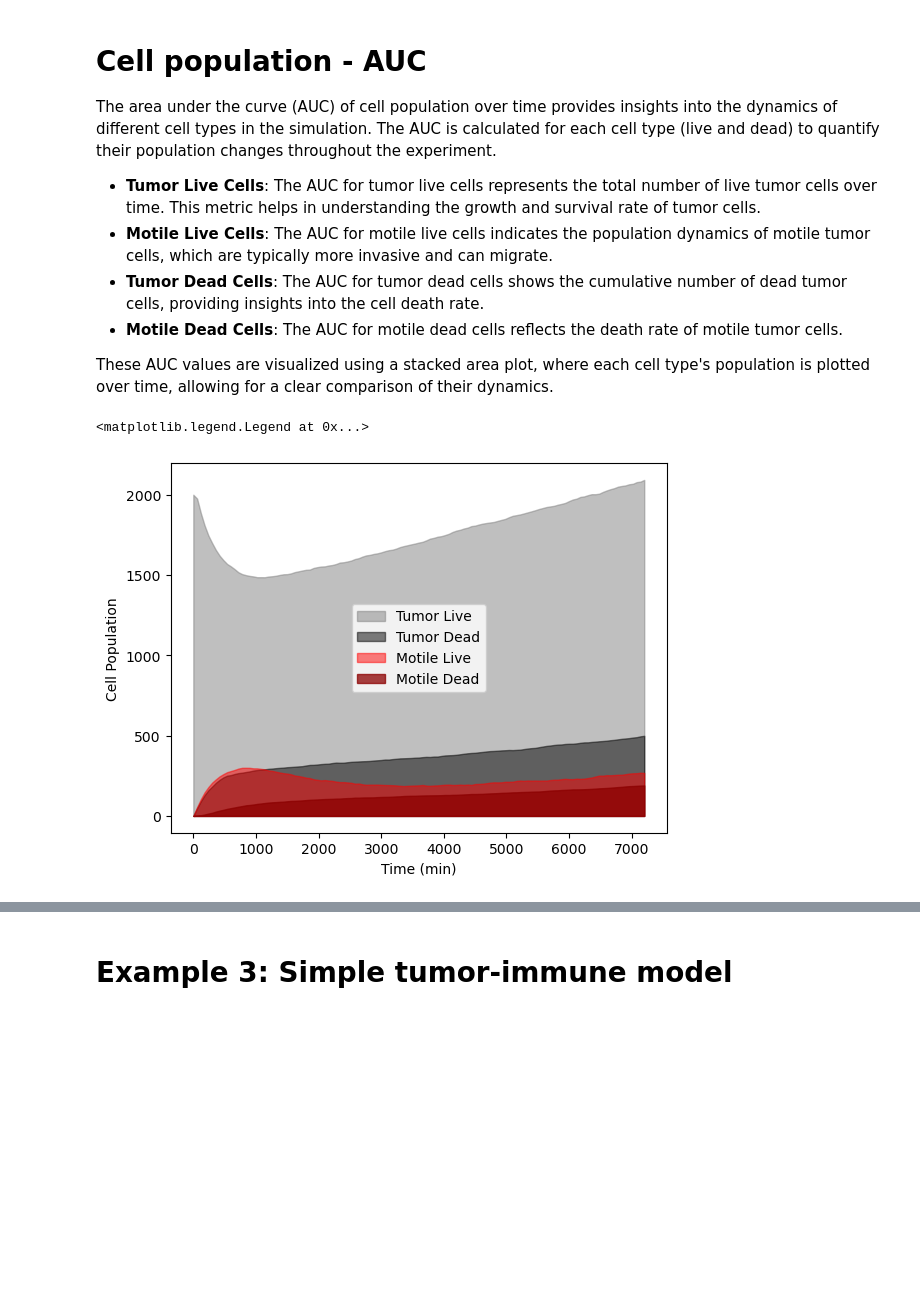
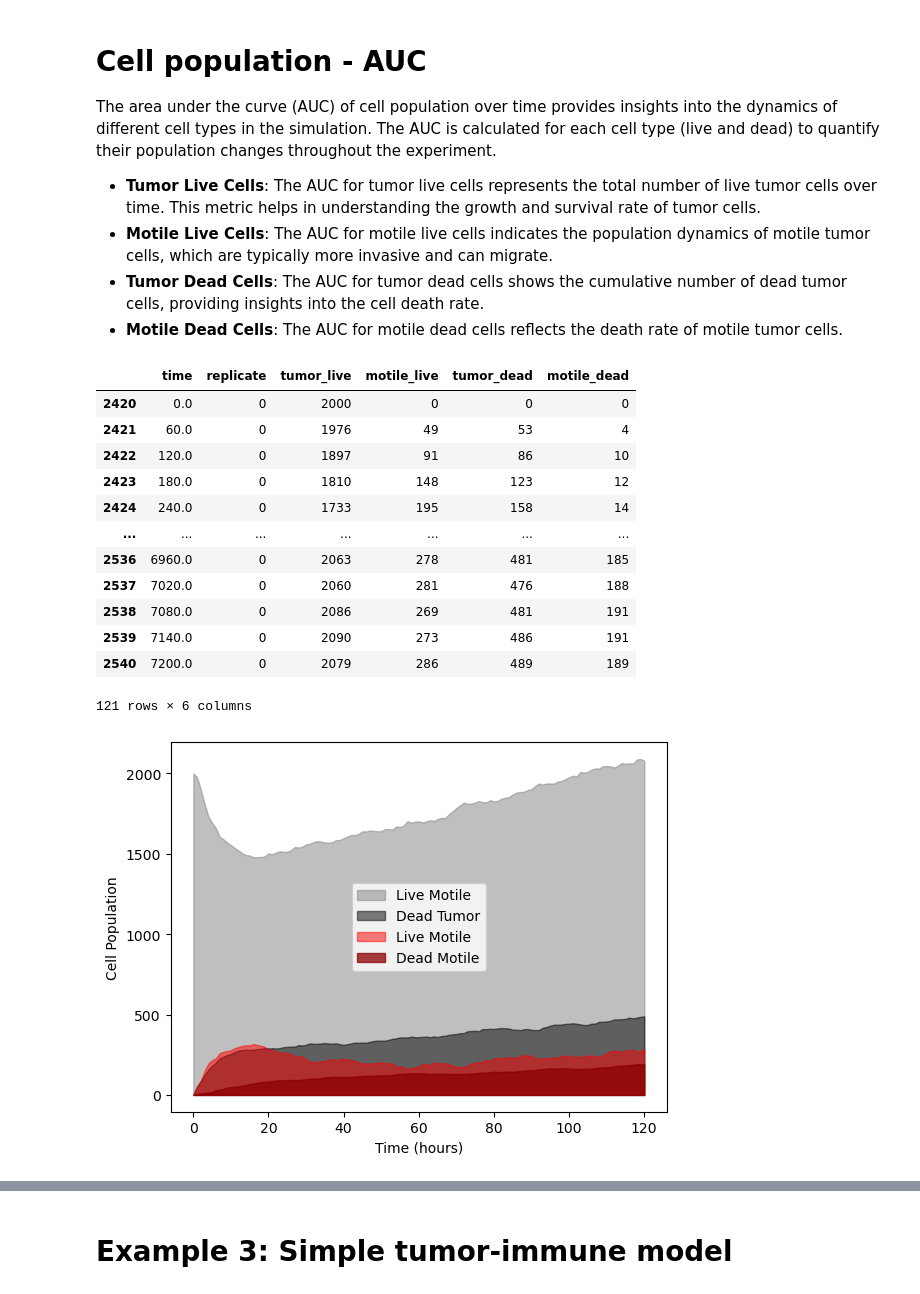
Before and after one commit to PhysiCell-Models/grammar_samples, a Jupyter notebook: Sensitivity_Analysis/Metrics.ipynb, the cells around one changed output, grey strips where cells are left out. Cells and saved outputs as stored; diff of their text form; code cells hidden in the pictures; blank space fills up the shorter version.

```diff
--- a/Sensitivity_Analysis/Metrics.ipynb
+++ b/Sensitivity_Analysis/Metrics.ipynb
@@ -11,3 +53,11 @@ df_all_ex3 = pd.read_feather('df_complete_ex3.feather')
+# %%
+# Columns starting with dist_ are the ones that need to be converted from binary to numpy.array
+for col in df_filtered_ex1.columns:
+    if col.startswith('dist_'):
+        df_filtered_ex1[col] = df_filtered_ex1[col].apply(lambda x: np.array(struct.unpack(f'{len(x)//8}d', x)))
+for col in df_filtered_ex3.columns:
+    if col.startswith('dist_'):
+        df_filtered_ex3[col] = df_filtered_ex3[col].apply(lambda x: np.array(struct.unpack(f'{len(x)//8}d', x)))
 # %% [markdown]
 # Cell population - AUC
 
@@ -17,23 +67,34 @@ The area under the curve (AUC) of cell population over time provides insights in
 - **Motile Live Cells**: The AUC for motile live cells indicates the population dynamics of motile tumor cells, which are typically more invasive and can migrate.
 - **Tumor Dead Cells**: The AUC for tumor dead cells shows the cumulative number of dead tumor cells, providing insights into the cell death rate.
 - **Motile Dead Cells**: The AUC for motile dead cells reflects the death rate of motile tumor cells.
-
-These AUC values are visualized using a stacked area plot, where each cell type's population is plotted over time, allowing for a clear comparison of their dynamics.
 # %%
-
-# Reference sample, mean across all replicates
-df_ref1 = df_all_ex1[df_all_ex1['sample'] == 0][['time', 'replicate', 'tumor_live', 'motile_live', 'tumor_dead', 'motile_dead']]
-df_ref1_mean = df_ref1.groupby(['time'], as_index=False).mean()
+# Reference sample
+df_ref1 = df_filtered_ex1[df_filtered_ex1['replicate'] == 0][['time', 'replicate', 'tumor_live', 'motile_live', 'tumor_dead', 'motile_dead']]
 
 # Plotting AUC
 fig, ax = plt.subplots()
-ax.fill_between(df_ref1_mean['time'], df_ref1_mean['tumor_live'], 0, alpha=0.5, label='Tumor Live', color='gray')
-ax.fill_between(df_ref1_mean['time'], df_ref1_mean['tumor_dead'], 0, alpha=0.5, label='Tumor Dead', color='black')
-ax.fill_between(df_ref1_mean['time'], df_ref1_mean['motile_live'], 0, alpha=0.5, label='Motile Live', color='red')
-ax.fill_between(df_ref1_mean['time'], df_ref1_mean['motile_dead'], 0, alpha=0.75, label='Motile Dead', color='darkred')
-ax.set(xlabel='Time (min)', ylabel='Cell Population')
+ax.fill_between(df_ref1['time']/60.0, df_ref1['tumor_live'], 0, alpha=0.5, label='Live Motile', color='gray')
+ax.fill_between(df_ref1['time']/60.0, df_ref1['tumor_dead'], 0, alpha=0.5, label='Dead Tumor', color='black')
+ax.fill_between(df_ref1['time']/60.0, df_ref1['motile_live'], 0, alpha=0.5, label='Live Motile', color='red')
+ax.fill_between(df_ref1['time']/60.0, df_ref1['motile_dead'], 0, alpha=0.75, label='Dead Motile', color='darkred')
+ax.set(xlabel='Time (hours)', ylabel='Cell Population')
 ax.legend()
+
+fig.savefig('AUC_hypoxia.svg', format='svg')
+df_ref1
 # %% [output]
+|  | time | replicate | tumor_live | motile_live | tumor_dead | motile_dead |
+| 2420 | 0.0 | 0 | 2000 | 0 | 0 | 0 |
+| 2421 | 60.0 | 0 | 1976 | 49 | 53 | 4 |
+| 2422 | 120.0 | 0 | 1897 | 91 | 86 | 10 |
+| 2423 | 180.0 | 0 | 1810 | 148 | 123 | 12 |
+| 2424 | 240.0 | 0 | 1733 | 195 | 158 | 14 |
+| ... | ... | ... | ... | ... | ... | ... |
+| 2536 | 6960.0 | 0 | 2063 | 278 | 481 | 185 |
+| 2537 | 7020.0 | 0 | 2060 | 281 | 476 | 188 |
+| 2538 | 7080.0 | 0 | 2086 | 269 | 481 | 191 |
+| 2539 | 7140.0 | 0 | 2090 | 273 | 486 | 191 |
+| 2540 | 7200.0 | 0 | 2079 | 286 | 489 | 189 |
-<matplotlib.legend.Legend at 0x...>
+121 rows × 6 columns
-[figure, old version]
+[figure, new version]
 # %% [markdown]
```
Also changed, not shown: parts of 8 cells of this notebook, 2 other files.
